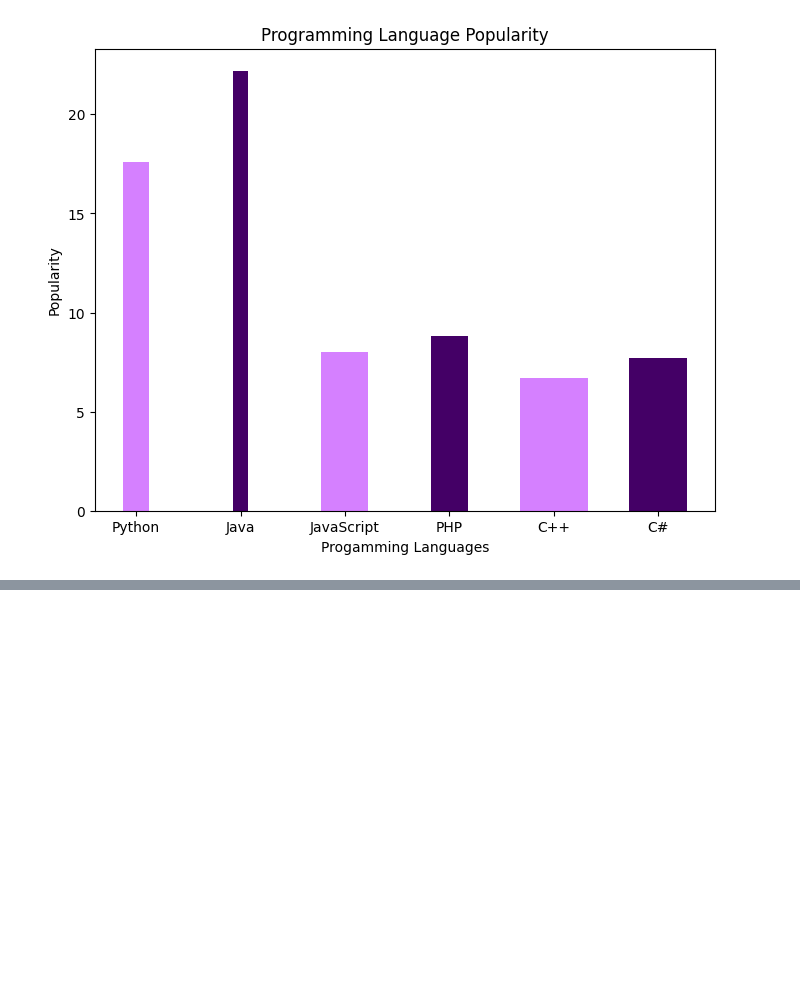
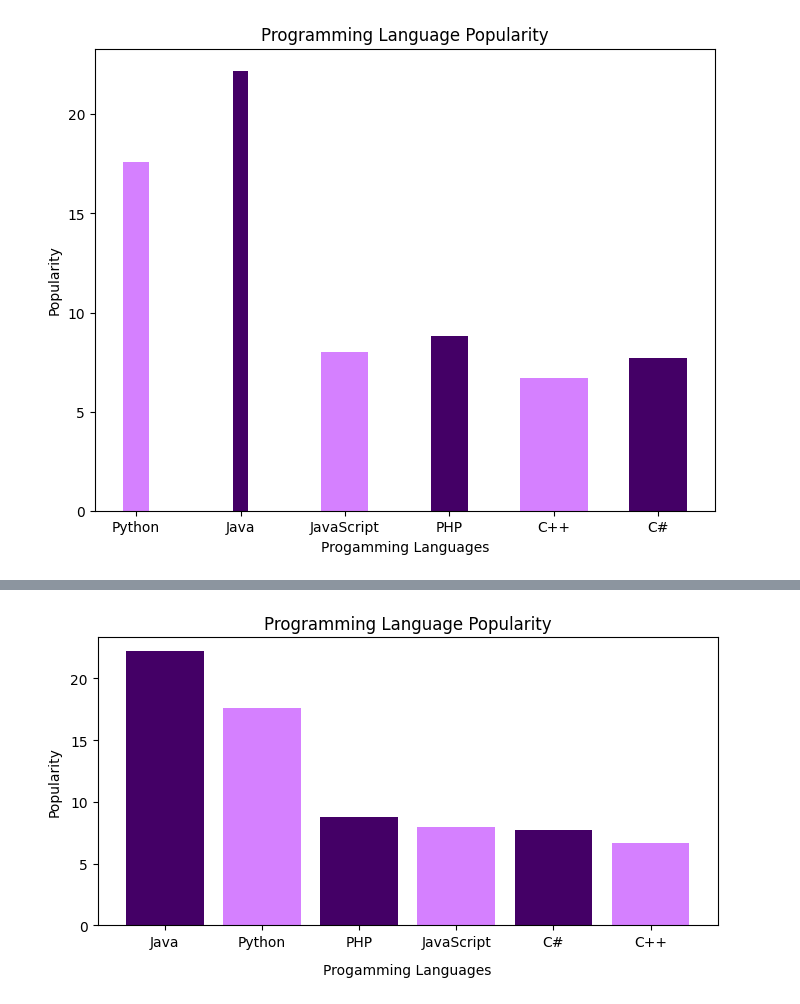
Before and after one commit to ayush-prajapati01/Python-Libraries, a Jupyter notebook: Matplotlib_Programs/barchart_programs.ipynb, the cells around one changed output, grey strips where cells are left out. Saved outputs shown, nothing was run; the diff lists cells and outputs as text; code cells hidden in the pictures; blank space fills up the shorter version.

Commit message:
[Ayush] Add: Python program to display a bar chart of the popularity of programming Languages (Increase bottom margin).

```diff
--- a/Matplotlib_Programs/barchart_programs.ipynb
+++ b/Matplotlib_Programs/barchart_programs.ipynb
@@ -180,0 +184,20 @@ if __name__ == "__main__":
+# %%
+def main():
+    programming_languages = np.array(['Java', 'Python', 'PHP', 'JavaScript', 'C#', 'C++'])
+    popularity = np.array([22.2, 17.6, 8.8, 8, 7.7, 6.7])
+    colors = ['#440066', '#d580ff']
+
+    plt.figure(figsize=(8, 6))
+    plt.bar(programming_languages, popularity, color=colors)
+    plt.subplots_adjust(bottom=0.4)
+
+    plt.xlabel('Progamming Languages', labelpad = 10)
+    plt.ylabel('Popularity', labelpad = 6)
+    plt.title('Programming Language Popularity')
+    plt.show()
+
+
+if __name__ == "__main__":
+    main()
+# %% [output]
+[figure, added]
```
Also changed, not shown: parts of 1 cell of this notebook.
